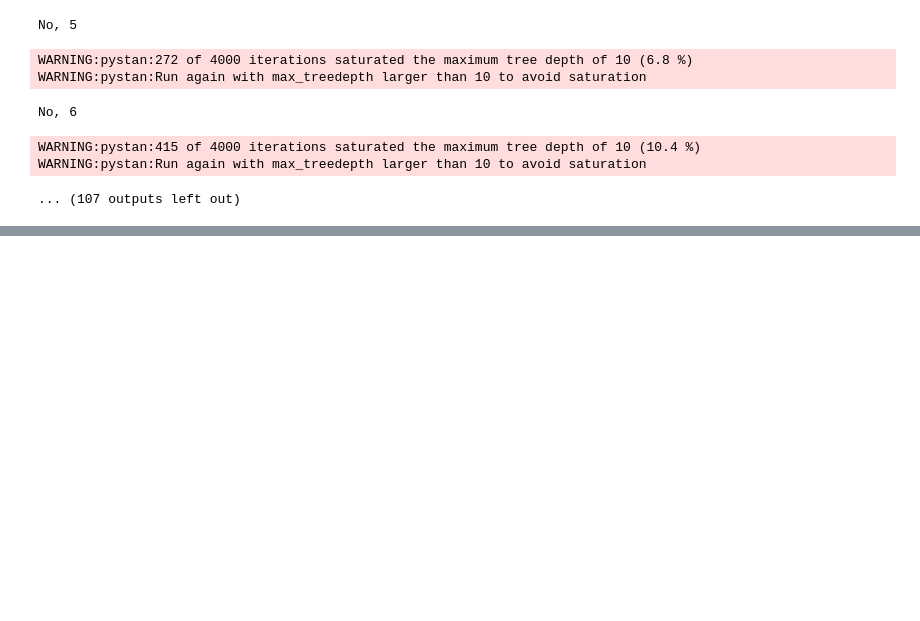
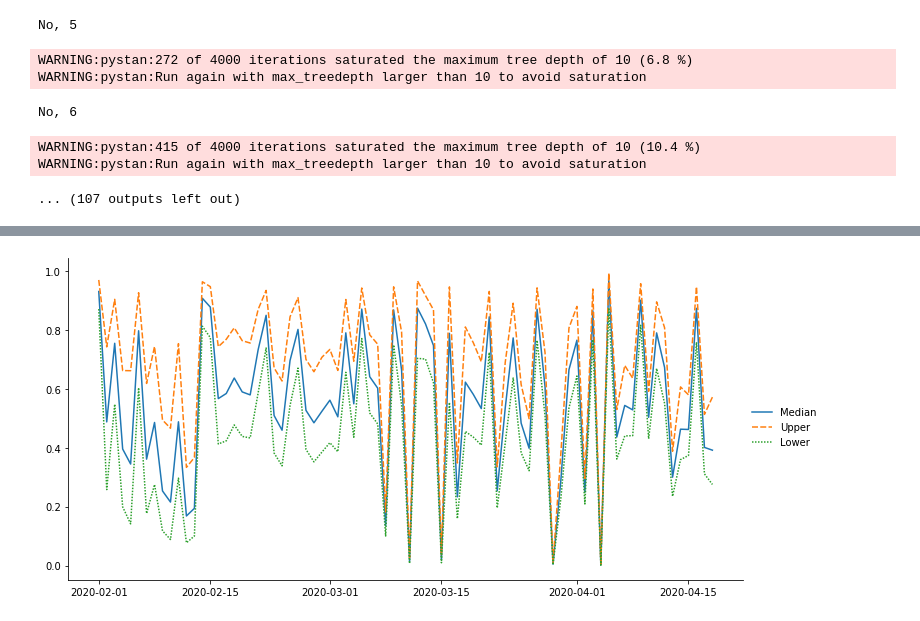
Before and after one commit to yoriyuki/BayesianCOVID19, a Jupyter notebook: notebook/BayesianCOVID19.ipynb, the cells around one changed output, grey strips where cells are left out. Drawn from its saved outputs; the diff is of its cells as text; code cells hidden in the pictures; blank space fills up the shorter version.

```diff
--- a/notebook/BayesianCOVID19.ipynb
+++ b/notebook/BayesianCOVID19.ipynb
@@ -361,3 +326,5 @@ S.median(axis=1)[pd.to_datetime('2020-04-18')]
 # %%
-draw(q)
+draw(q_e)
+# %% [output]
+[figure, added]
 # %%
```
Also changed, not shown: parts of 26 cells of this notebook.
